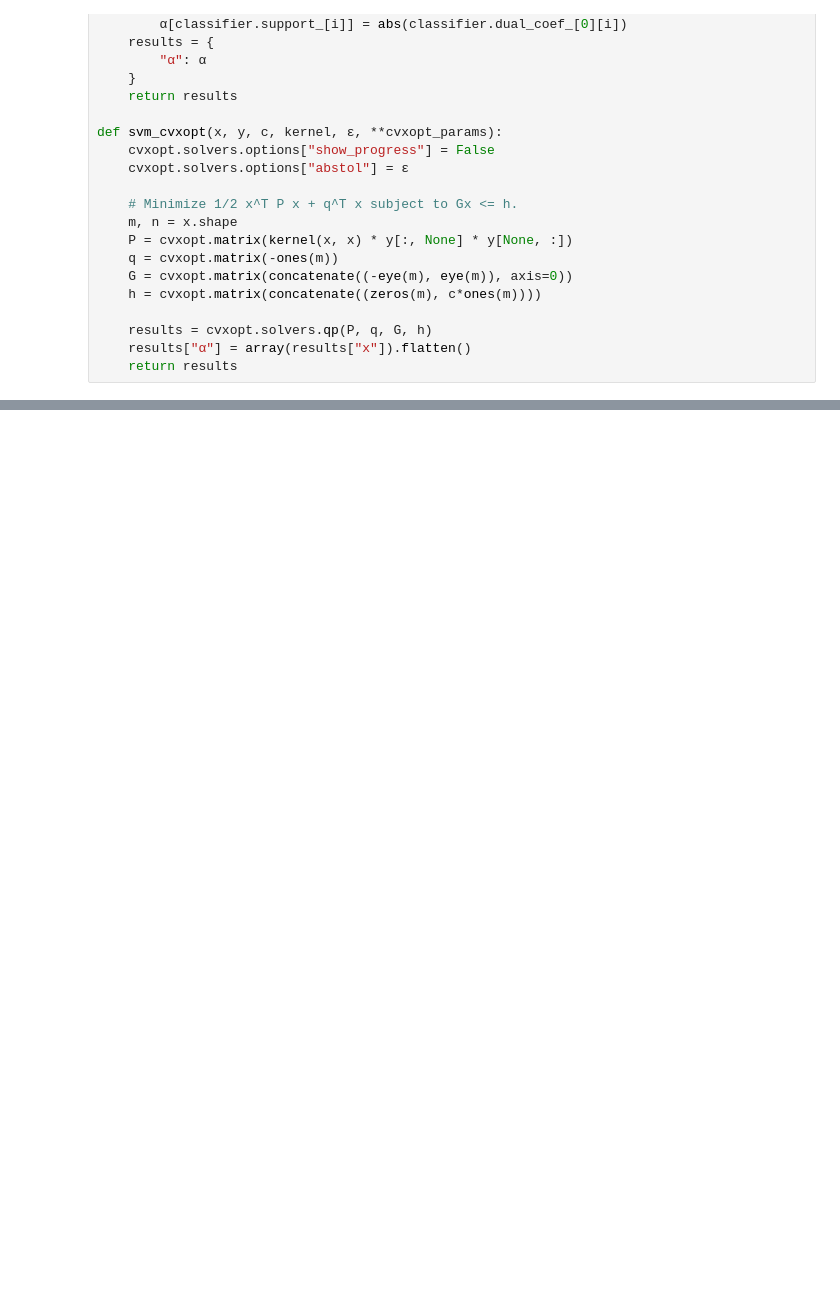
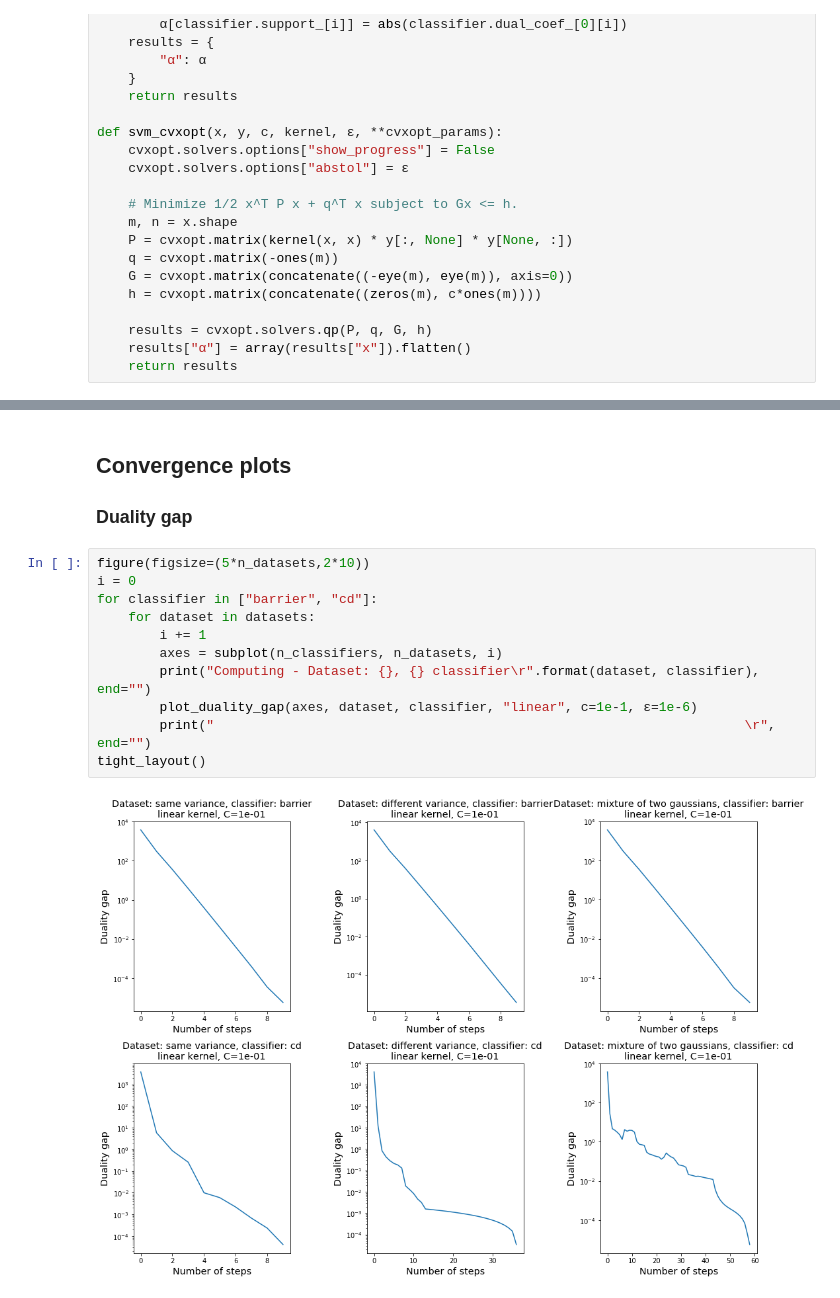
Before and after one commit to FlorentinGuth/SVM, a Jupyter notebook: SVM.ipynb, the cells around one changed output, grey strips where cells are left out. Cells and saved outputs as stored; diff of their text form; blank space fills up the shorter version.

```diff
--- a/SVM.ipynb
+++ b/SVM.ipynb
@@ -874,0 +807,16 @@ Use the logarithmic barrier code you wrote in HW1 to solve a small random instan
+# %% [markdown]
+## Convergence plots
+### Duality gap
+# %%
+figure(figsize=(5*n_datasets,2*10))
+i = 0
+for classifier in ["barrier", "cd"]:
+    for dataset in datasets:
+        i += 1
+        axes = subplot(n_classifiers, n_datasets, i)
+        print("Computing - Dataset: {}, {} classifier\r".format(dataset, classifier), end="")
+        plot_duality_gap(axes, dataset, classifier, "linear", c=1e-1, ɛ=1e-6)
+        print("                                                                    \r", end="")
+tight_layout()
+# %% [output]
+[figure, added]
```
Also changed, not shown: parts of 51 cells of this notebook.
